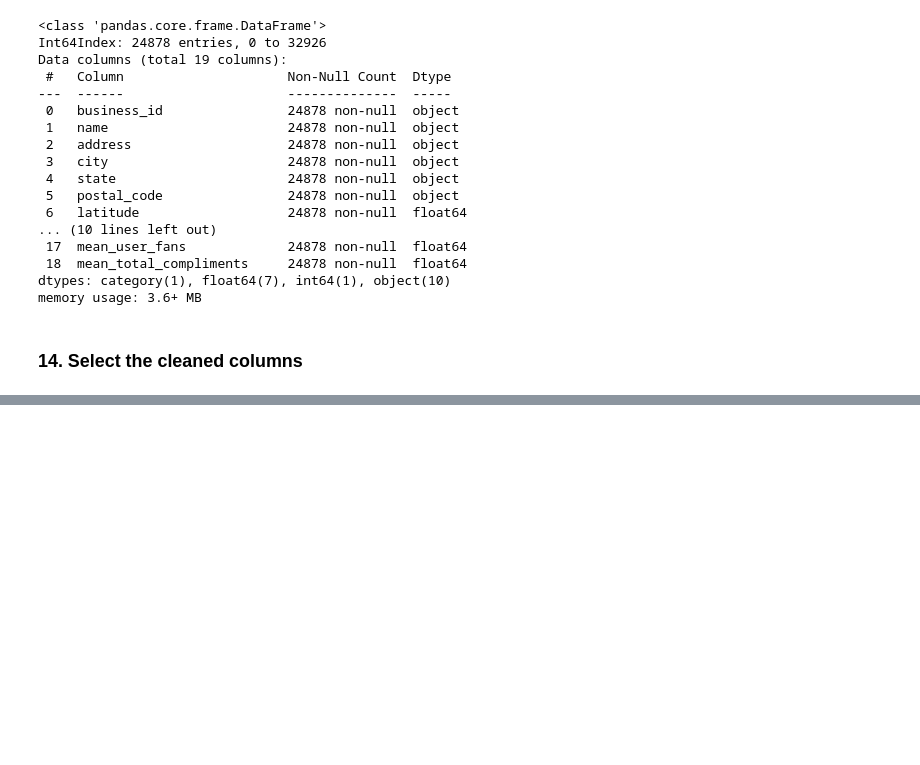
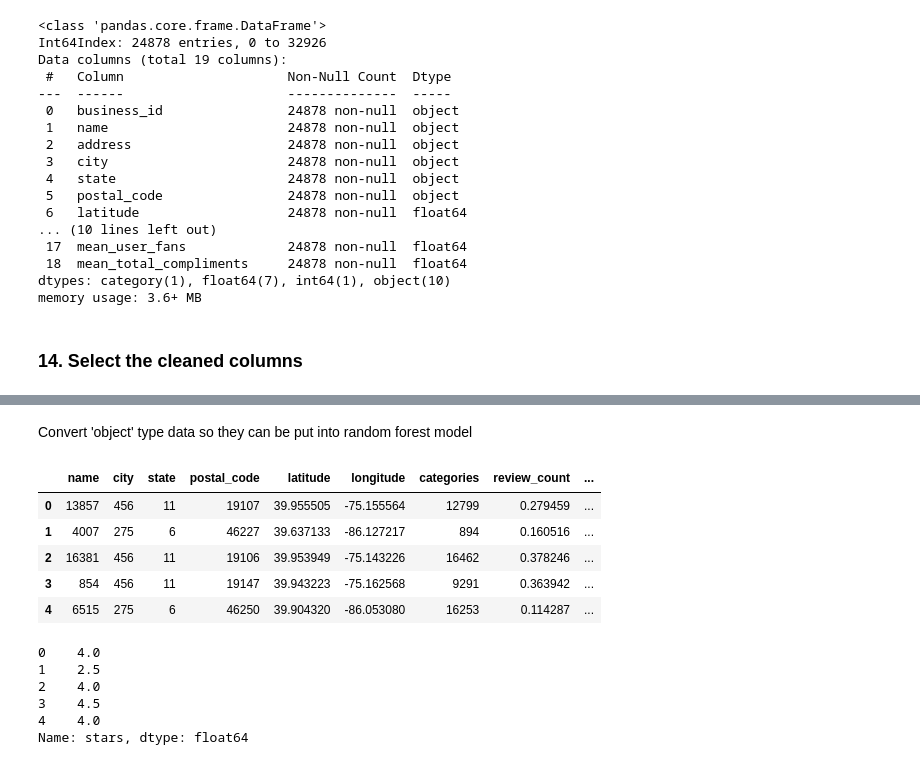
Before and after one commit to qiaojunch/cs6140-yelp-proj, a Jupyter notebook: yelp_proj.ipynb, the cells around one changed output, grey strips where cells are left out. Drawn from its saved outputs; the diff is of its cells as text; code cells hidden in the pictures; blank space fills up the shorter version.

```diff
--- a/yelp_proj.ipynb
+++ b/yelp_proj.ipynb
@@ -779,0 +791,7 @@ Models:
+# %%
+from sklearn.preprocessing import LabelEncoder
+label_encoder = LabelEncoder()
+
+for column in business.columns:
+    if business[column].dtype == 'object':
+        business[column] = label_encoder.fit_transform(business[column])
@@ -779,0 +892,31 @@ Models:
+# %% [markdown]
+Convert 'object' type data so they can be put into random forest model
+# %%
+from sklearn.preprocessing import LabelEncoder
+label_encoder = LabelEncoder()
+
+for column in business.columns:
+    if business[column].dtype == 'object':
+        business[column] = label_encoder.fit_transform(business[column])
+# %%
+# Extract features and predict attribute
+X = business.loc[:, ~business.columns.isin(['stars', 'business_id'])]
+y = business['stars']
+# %%
+X.head()
+# %% [output]
+|  | name | city | state | postal_code | latitude | longitude | categories | review_count | ... |
+| 0 | 13857 | 456 | 11 | 19107 | 39.955505 | -75.155564 | 12799 | 0.279459 | ... |
+| 1 | 4007 | 275 | 6 | 46227 | 39.637133 | -86.127217 | 894 | 0.160516 | ... |
+| 2 | 16381 | 456 | 11 | 19106 | 39.953949 | -75.143226 | 16462 | 0.378246 | ... |
+| 3 | 854 | 456 | 11 | 19147 | 39.943223 | -75.162568 | 9291 | 0.363942 | ... |
+| 4 | 6515 | 275 | 6 | 46250 | 39.904320 | -86.053080 | 16253 | 0.114287 | ... |
+# %%
+y.head()
+# %% [output]
+0    4.0
+1    2.5
+2    4.0
+3    4.5
+4    4.0
+Name: stars, dtype: float64
```
Also changed, not shown: parts of 45 cells of this notebook.
